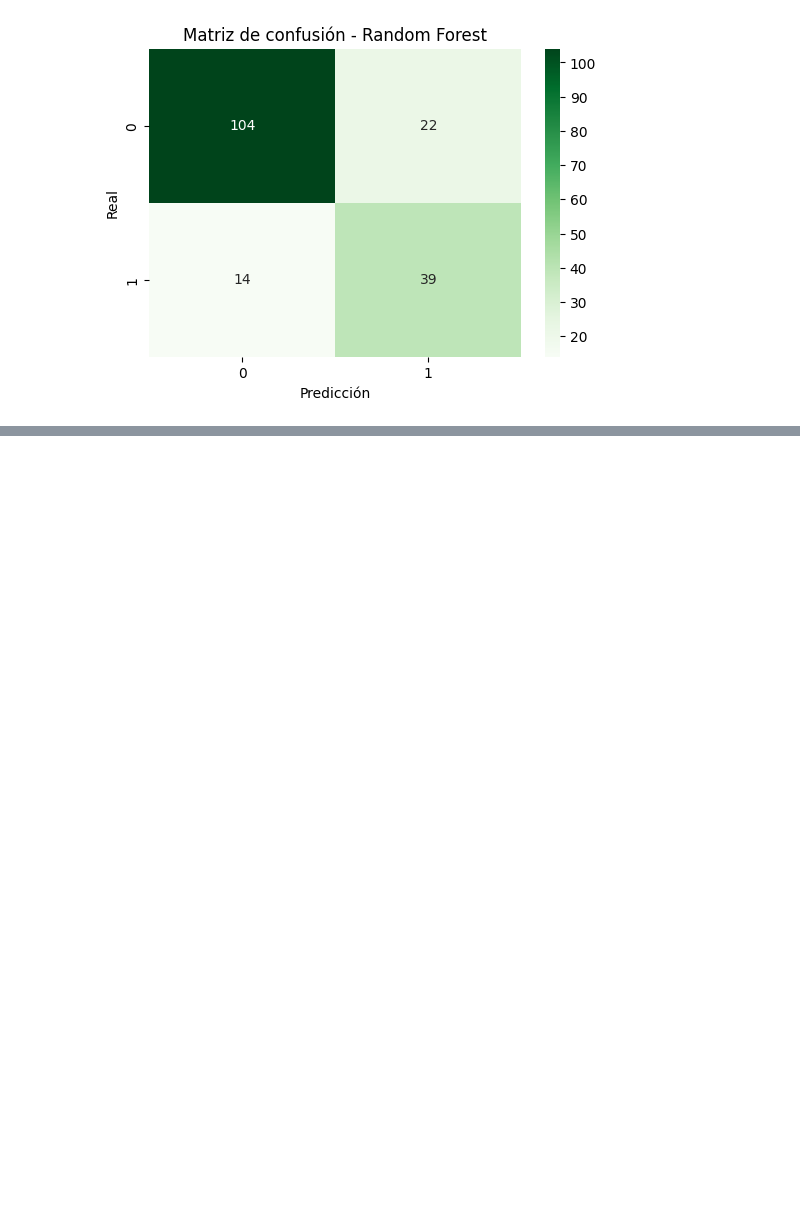
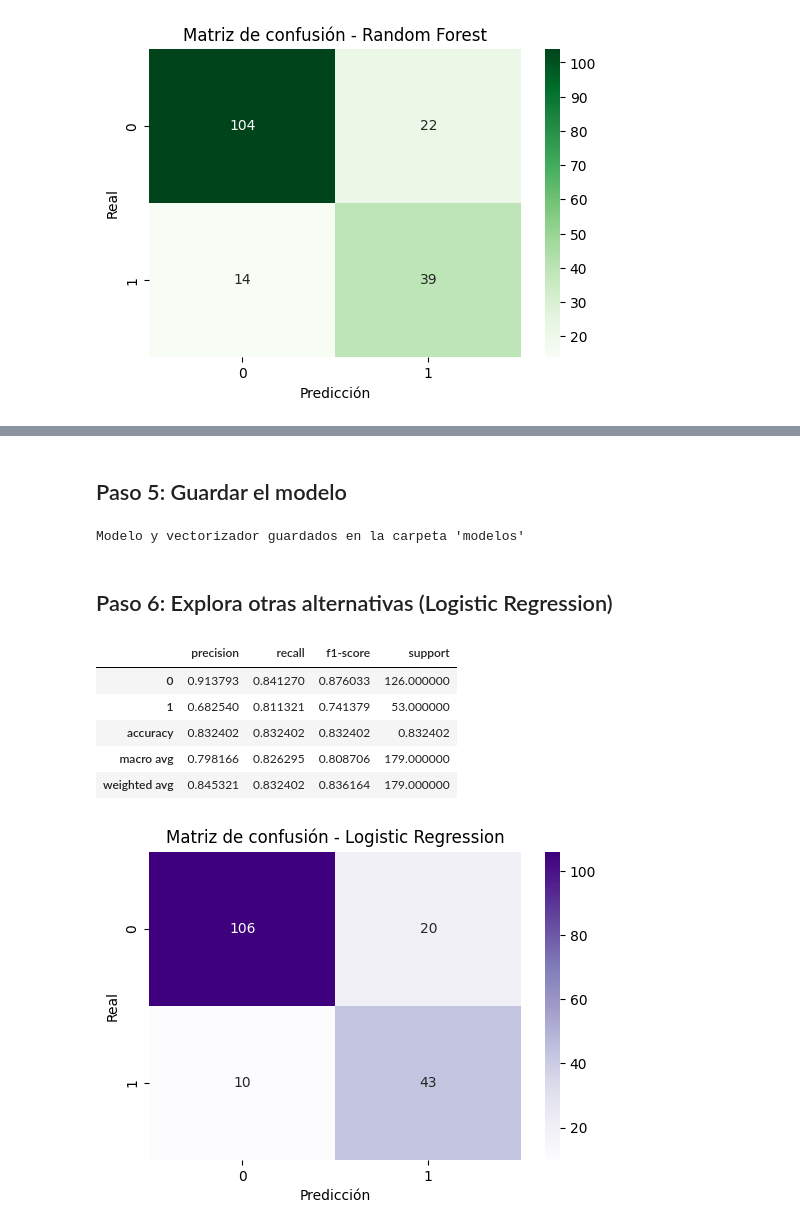
Before and after one commit to 4GeeksAcademy/iddalycastro-eda, a Jupyter notebook: src/07-naive-bayes.ipynb, the cells around one changed output, grey strips where cells are left out. Cells and saved outputs as stored; diff of their text form; code cells hidden in the pictures; blank space fills up the shorter version.

```diff
--- a/src/07-naive-bayes.ipynb
+++ b/src/07-naive-bayes.ipynb
@@ -304,0 +393,46 @@ plt.show()
+# %% [markdown]
+## Paso 5: Guardar el modelo
+# %%
+# Asegurarse de que existe la carpeta de modelos
+os.makedirs("modelos", exist_ok=True)
+
+# Guardar el modelo y el vectorizador
+joblib.dump(nb_model, "modelos/modelo_multinomialNB.pkl")
+joblib.dump(vec_model, "modelos/vectorizador_count.pkl")
+print("Modelo y vectorizador guardados en la carpeta 'modelos'")
+# %% [output]
+Modelo y vectorizador guardados en la carpeta 'modelos'
+# %% [markdown]
+## Paso 6: Explora otras alternativas (Logistic Regression)
+# %%
+
+# Entrenar modelo
+log_model = LogisticRegression(max_iter=200)
+log_model.fit(X_train_vec, y_train)
+
+# Predicción y evaluación
+y_pred_log = log_model.predict(X_test_vec)
+
+# Reporte de clasificación en formato dict
+report_log = classification_report(y_test, y_pred_log, output_dict=True)
+df_report_log = pd.DataFrame(report_log).transpose()
+display(df_report_log)
+
+# Matriz de confusión
+cm_log = confusion_matrix(y_test, y_pred_log)
+plt.figure(figsize=(6, 4))
+sns.heatmap(cm_log, annot=True, fmt='d', cmap='Purples',
+            xticklabels=log_model.classes_,
+            yticklabels=log_model.classes_)
+plt.title('Matriz de confusión - Logistic Regression')
+plt.xlabel('Predicción')
+plt.ylabel('Real')
+plt.show()
+# %% [output]
+|  | precision | recall | f1-score | support |
+| 0 | 0.913793 | 0.841270 | 0.876033 | 126.000000 |
+| 1 | 0.682540 | 0.811321 | 0.741379 | 53.000000 |
+| accuracy | 0.832402 | 0.832402 | 0.832402 | 0.832402 |
+| macro avg | 0.798166 | 0.826295 | 0.808706 | 179.000000 |
+| weighted avg | 0.845321 | 0.832402 | 0.836164 | 179.000000 |
+[figure, added]
```
Also changed, not shown: parts of 9 cells of this notebook, 2 other files.
